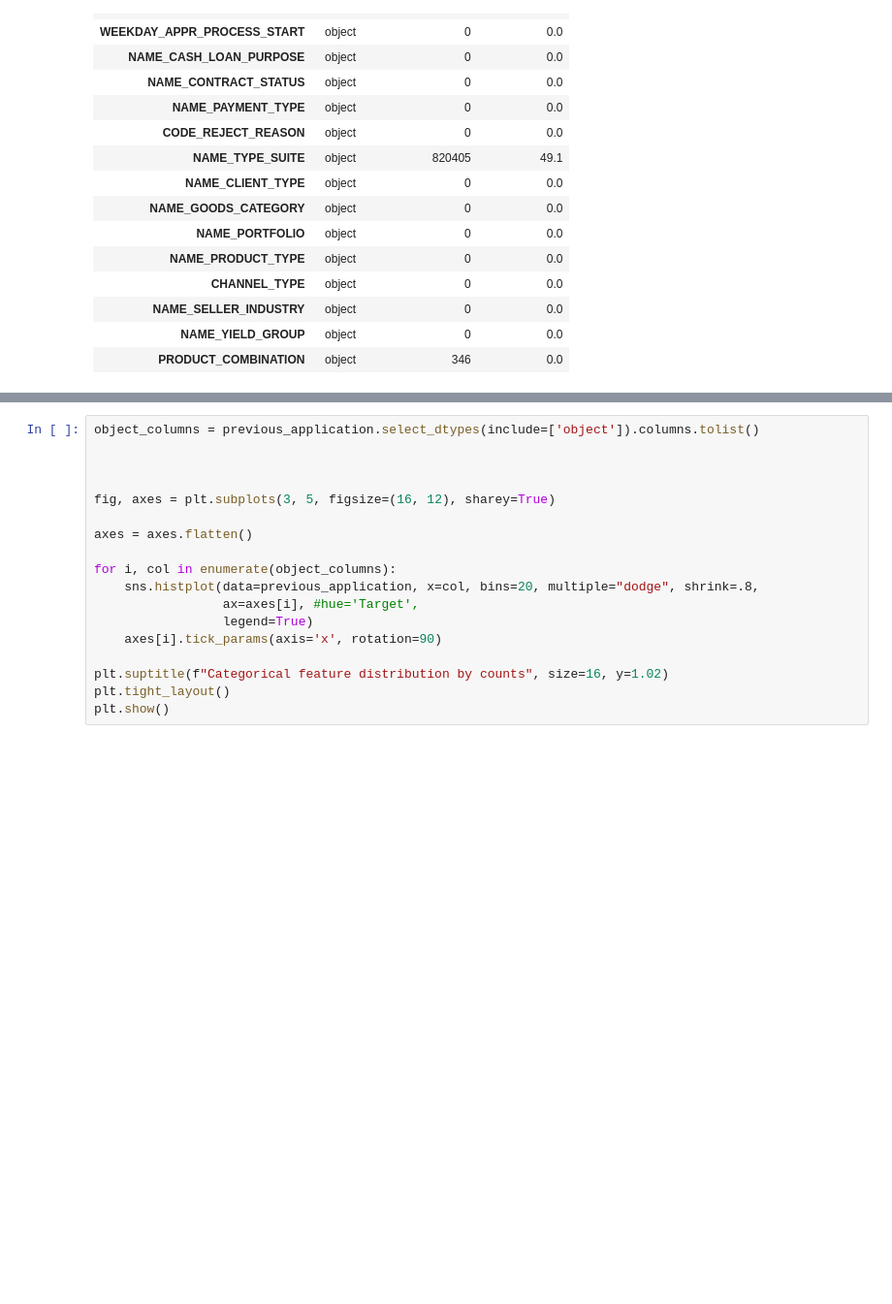
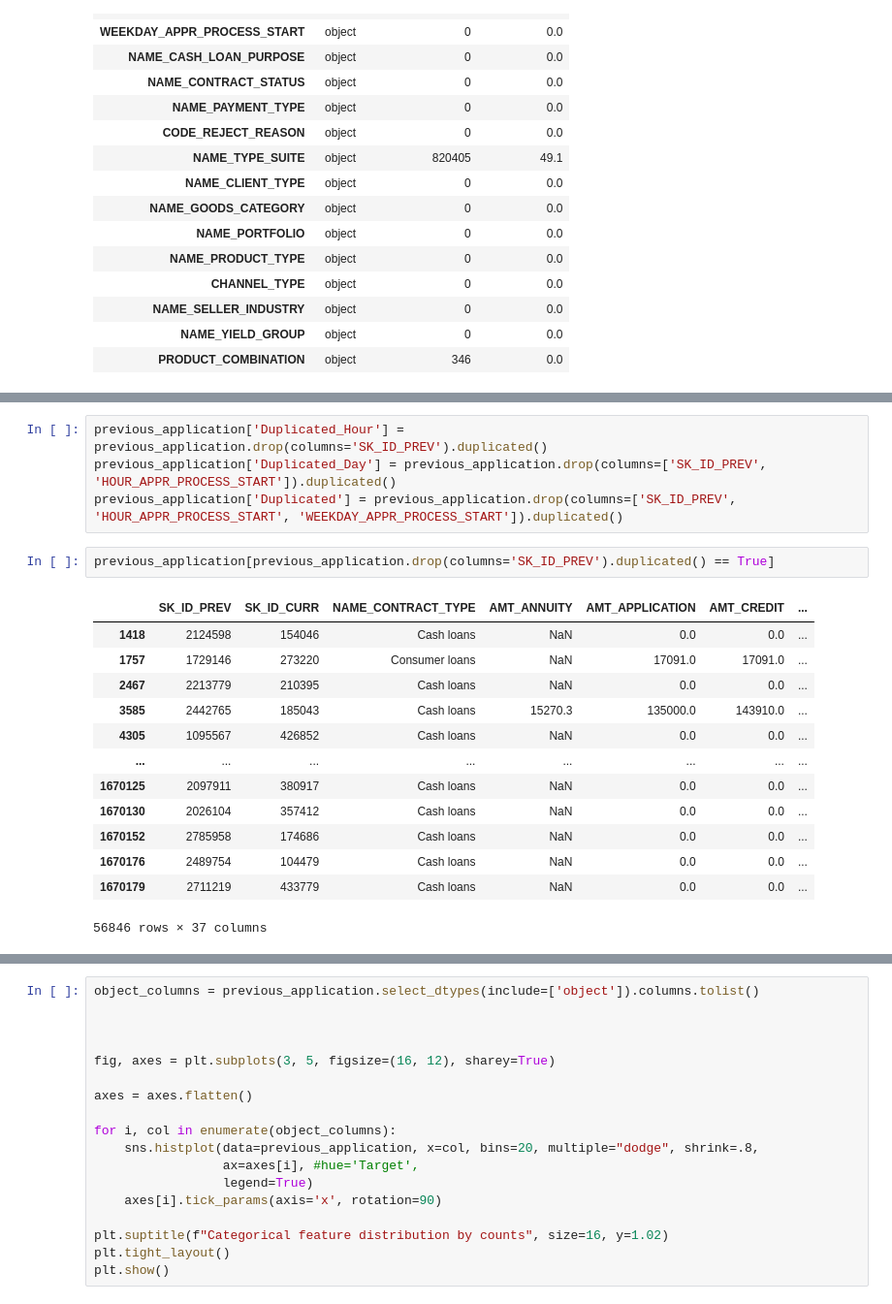
Before and after one commit to gkukse/Home-Credit-Default-Risk, a Jupyter notebook: previous_application.ipynb, the cells around one changed output, grey strips where cells are left out. Shown at 97% size. Cells and saved outputs as stored; diff of their text form; blank space fills up the shorter version.

```diff
--- a/previous_application.ipynb
+++ b/previous_application.ipynb
@@ -100,0 +140,20 @@ Dataset has 1544404 duplicates
+# %%
+previous_application['Duplicated_Hour'] = previous_application.drop(columns='SK_ID_PREV').duplicated()
+previous_application['Duplicated_Day'] = previous_application.drop(columns=['SK_ID_PREV', 'HOUR_APPR_PROCESS_START']).duplicated()
+previous_application['Duplicated'] = previous_application.drop(columns=['SK_ID_PREV', 'HOUR_APPR_PROCESS_START', 'WEEKDAY_APPR_PROCESS_START']).duplicated()
+# %%
+previous_application[previous_application.drop(columns='SK_ID_PREV').duplicated() == True]
+# %% [output]
+|  | SK_ID_PREV | SK_ID_CURR | NAME_CONTRACT_TYPE | AMT_ANNUITY | AMT_APPLICATION | AMT_CREDIT | ... |
+| 1418 | 2124598 | 154046 | Cash loans | NaN | 0.0 | 0.0 | ... |
+| 1757 | 1729146 | 273220 | Consumer loans | NaN | 17091.0 | 17091.0 | ... |
+| 2467 | 2213779 | 210395 | Cash loans | NaN | 0.0 | 0.0 | ... |
+| 3585 | 2442765 | 185043 | Cash loans | 15270.3 | 135000.0 | 143910.0 | ... |
+| 4305 | 1095567 | 426852 | Cash loans | NaN | 0.0 | 0.0 | ... |
+| ... | ... | ... | ... | ... | ... | ... | ... |
+| 1670125 | 2097911 | 380917 | Cash loans | NaN | 0.0 | 0.0 | ... |
+| 1670130 | 2026104 | 357412 | Cash loans | NaN | 0.0 | 0.0 | ... |
+| 1670152 | 2785958 | 174686 | Cash loans | NaN | 0.0 | 0.0 | ... |
+| 1670176 | 2489754 | 104479 | Cash loans | NaN | 0.0 | 0.0 | ... |
+| 1670179 | 2711219 | 433779 | Cash loans | NaN | 0.0 | 0.0 | ... |
+56846 rows × 37 columns
```
Also changed, not shown: parts of 9 cells of this notebook, 1 other file.
